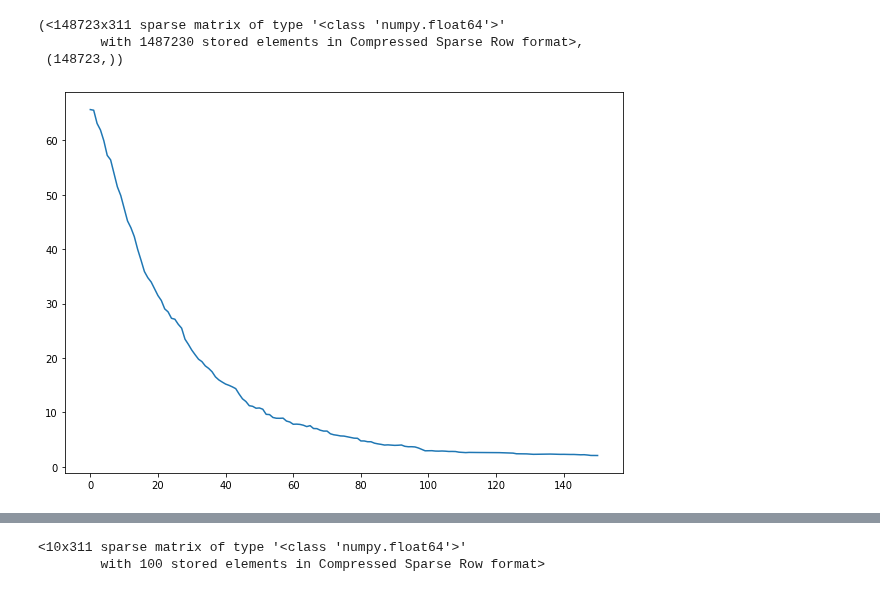
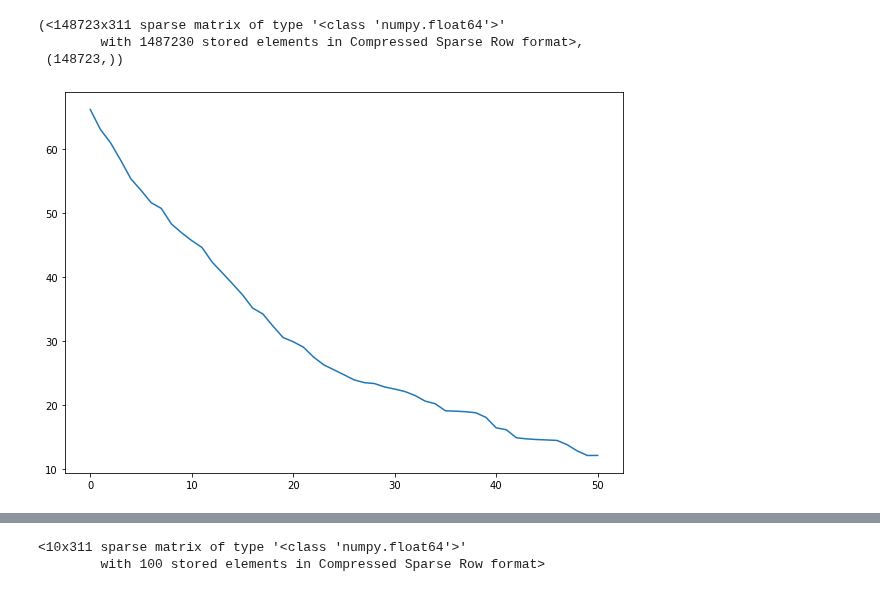
Before and after one commit to HeySlava/hse_course, a Jupyter notebook: homework3/homework-practice-03-gd.ipynb, the cells around one changed output, grey strips where cells are left out. Saved outputs shown, nothing was run; the diff lists cells and outputs as text; code cells hidden in the pictures.

```diff
--- a/homework3/homework-practice-03-gd.ipynb
+++ b/homework3/homework-practice-03-gd.ipynb
@@ -442,7 +445,7 @@ class LinearReg(BaseEstimator):
         ---
         output: self
         """
-        X = sm.add_constant(X)
+#         X = sm.add_constant(X)
 
         if self.w==None:
             self.w = np.zeros(shape=X.shape[1])
@@ -464,17 +467,16 @@ class LinearReg(BaseEstimator):
             for i in range(self.max_iter):
                 self.real_iter += 1
                 random_indexes = np.random.randint(X.shape[0], size=self.batch_size)
-                step=self.eta*self.calc_gradient(X.iloc[random_indexes], y[random_indexes])
-                w1=self.w.copy()
+                step=self.eta*self.calc_gradient(X[random_indexes], y[random_indexes])
                 self.w = self.w-step
                 self.loss_history.append(self.calc_loss(X, y))
-                if np.linalg.norm(w1-self.w) < self.tolerance:
+                if np.linalg.norm(step) < self.tolerance:
                     break
 
         return self
 
     def predict(self, X):
-        X = sm.add_constant(X)
+#         X = sm.add_constant(X)
         if self.w is None:
             raise Exception('Not trained yet')
 
@@ -555,12 +557,12 @@ X_train_tf, y_train.shape
         with 1487230 stored elements in Compressed Sparse Row format>,
  (148723,))
 # %%
-gd = LinearReg(tolerance=0.001, batch_size=1).fit(tt, y_train.reset_index(drop=True))
+gd = LinearReg(tolerance=0.01, batch_size=1).fit(X_valid_tf, y_valid.reset_index(drop=True))
 
 f, ax = plt.subplots(figsize=(10, 7))
 ax = sns.lineplot(x=np.arange(gd.real_iter), y=gd.loss_history)
 # %% [output]
-[figure, old version]
+[figure, new version]
 # %%
 idx = np.random.randint(X_train_tf.shape[0],size=10)
 idx
```
Also changed, not shown: parts of 9 cells of this notebook.
